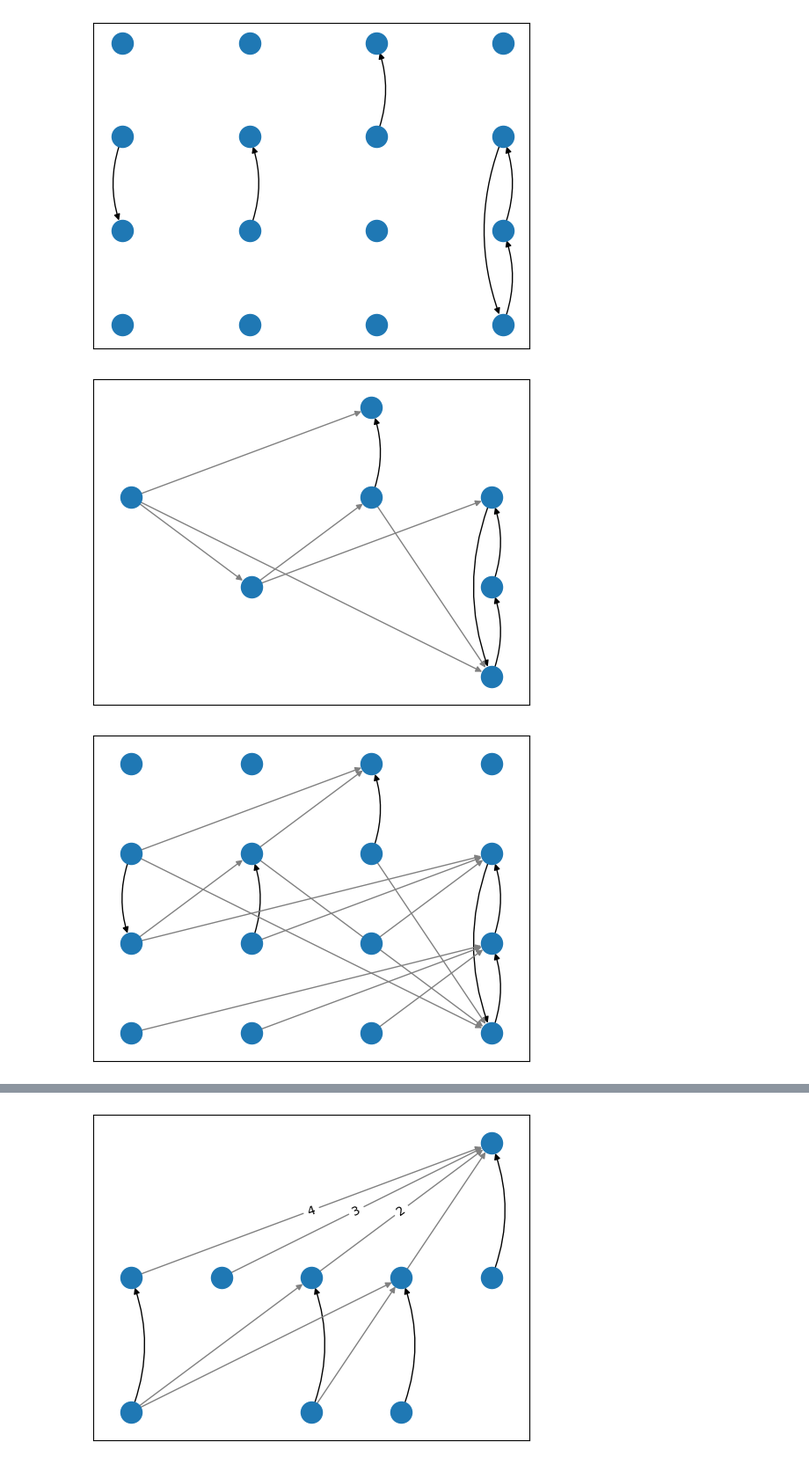
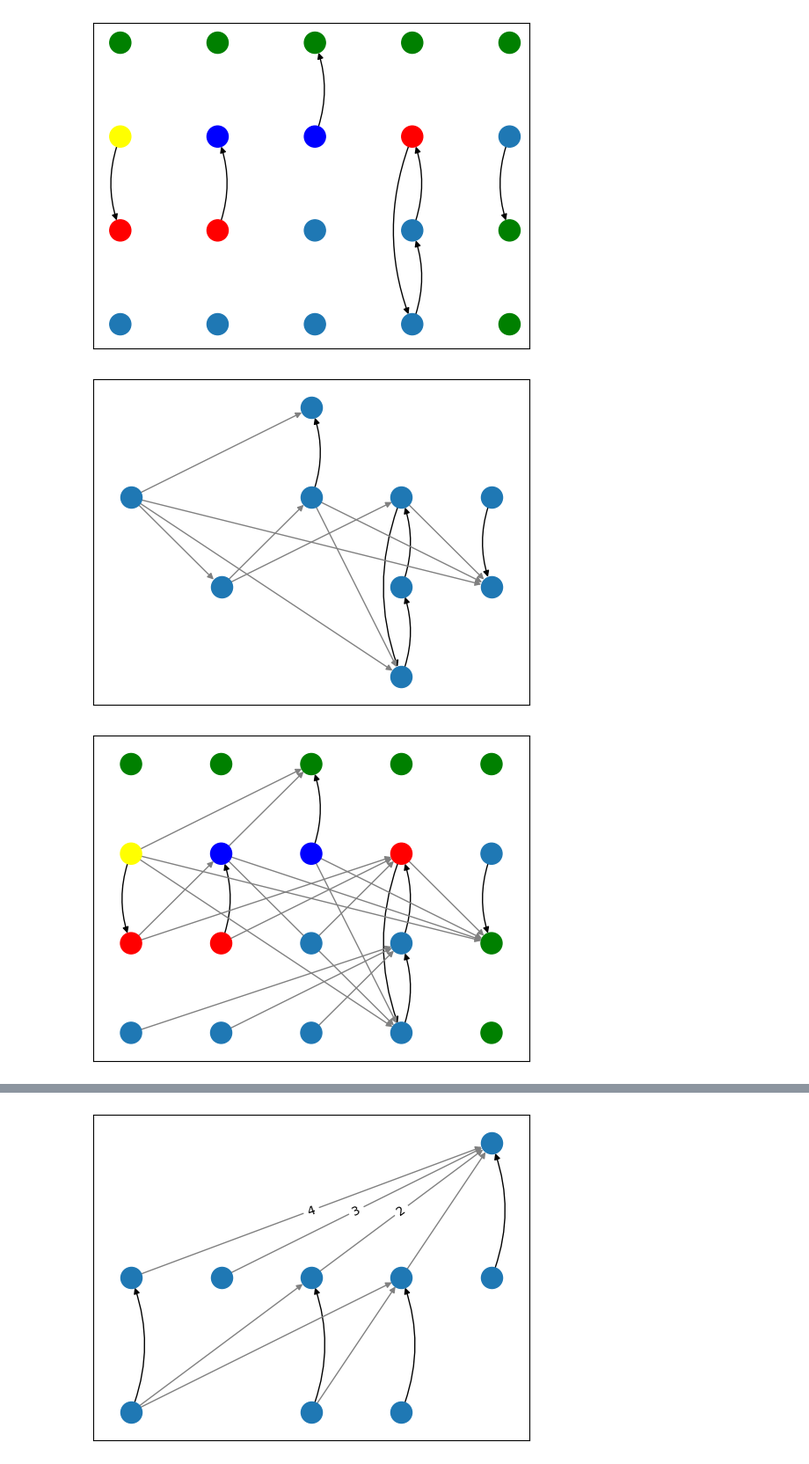
Before and after one commit to Feelx234/temp-nestmodel, a Jupyter notebook: VisualizationDemo.ipynb, the cells around one changed output, grey strips where cells are left out. Shown: that part at 88% size. Saved outputs shown, nothing was run; the diff lists cells and outputs as text; code cells hidden in the pictures.

```diff
--- a/VisualizationDemo.ipynb
+++ b/VisualizationDemo.ipynb
@@ -9,8 +10,8 @@ edges0 = np.array([[2,1]], dtype=np.uint32)
 edges1 = np.array([[1,2]], dtype=np.uint32)
 edges2 = np.array([[2,3]], dtype=np.uint32)
 edges3 = np.array([[0,1],[1,2], [2,0]], dtype=np.uint32)
-G = SparseTempFastGraph([edges0.copy(), edges1.copy(), edges2, edges3], is_directed=True)
-G2 = TempFastGraph([edges0.copy(), edges1.copy(), edges2, edges3], is_directed=True)
+G = SparseTempFastGraph([edges0.copy(), edges1.copy(), edges2, edges3, edges0], is_directed=True)
+G2 = TempFastGraph([edges0.copy(), edges1.copy(), edges2, edges3, edges0], is_directed=True)
 # %%
 draw_networkx_temp(G)
 # %% [output]
@@ -18,8 +19,8 @@ draw_networkx_temp(G)
 # %%
-draw_networkx_temp(G2)
+draw_networkx_temp(G2, colors = 1)
 # %% [output]
-[figure, old version]
+[figure, new version]
 # %%
 draw_networkx_causal(G.get_sparse_causal_completion())
 # %% [output]
-[figure, old version]
+[figure, new version]
@@ -26,7 +30,7 @@ draw_networkx_causal(G.get_sparse_causal_completion())
 # %%
-draw_networkx_causal(G2.get_causal_completion())
+draw_networkx_causal(G2.get_causal_completion(), labels=False, colors=1)
 # %% [output]
-[figure, old version]
+[figure, new version]
 # %%
 edges0 = np.array([[0,1], [1,2]], dtype=np.uint32)
 edges1 = np.array([[1,2]], dtype=np.uint32)
```
Also changed, not shown: parts of 7 cells of this notebook, 2 other files.
